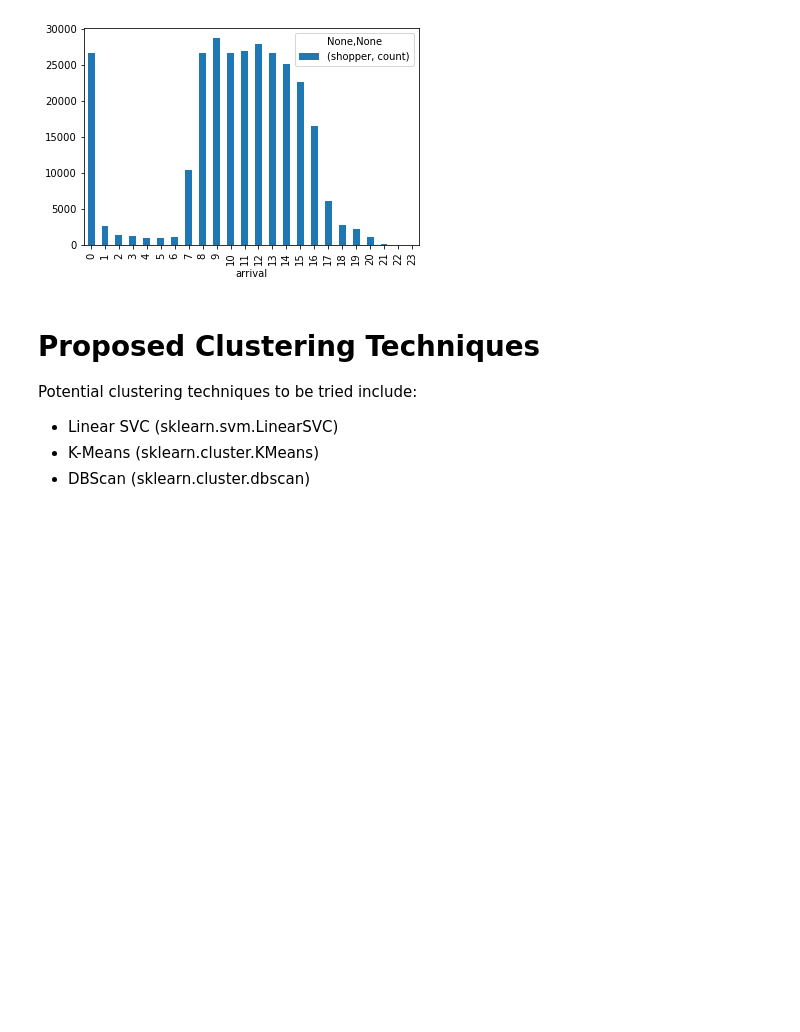
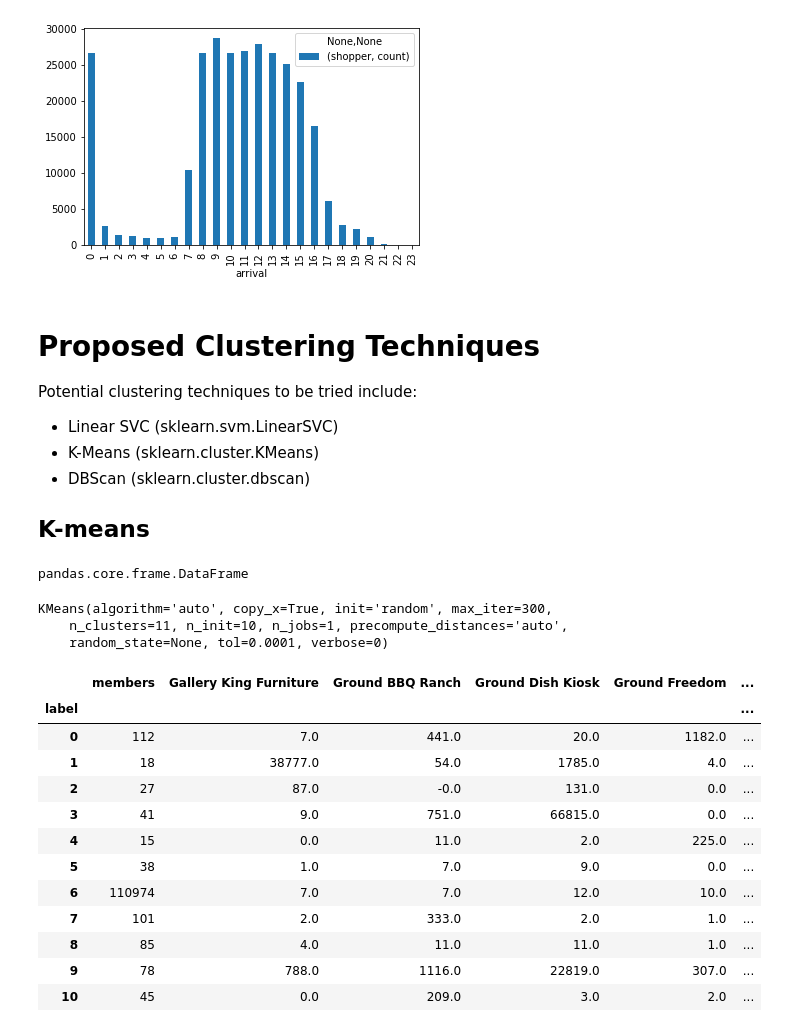
Before and after one commit to Invigor/DAT8SYDProject, a Jupyter notebook: Michael Stone DAT8SYD Project.ipynb, the cells around one changed output. Cells and saved outputs as stored; diff of their text form; code cells hidden in the pictures; blank space fills up the shorter version.

```diff
--- a/Michael Stone DAT8SYD Project.ipynb
+++ b/Michael Stone DAT8SYD Project.ipynb
@@ -103,3 +112,5 @@ Potential clustering techniques to be tried include:
 - Linear SVC (sklearn.svm.LinearSVC)
 - K-Means (sklearn.cluster.KMeans)
 - DBScan (sklearn.cluster.dbscan)
+
+## K-means
@@ -105,0 +123,49 @@ Potential clustering techniques to be tried include:
+# %%
+# Aggregate shopper visits by total minute in each zone
+shoppers_agg = shoppers[['shopper']+['date']+zone_columns].groupby(['shopper']).sum()
+
+# Convert NaN values to 0
+shoppers_agg[np.isnan(shoppers_agg)] = 0
+type(shoppers_agg)
+# %% [output]
+pandas.core.frame.DataFrame
+# %%
+# Run K-means clustering for 11 clusters
+K_count = 11
+est = KMeans(n_clusters=K_count, init='random')
+est.fit(shoppers_agg)
+# %% [output]
+KMeans(algorithm='auto', copy_x=True, init='random', max_iter=300,
+    n_clusters=11, n_init=10, n_jobs=1, precompute_distances='auto',
+    random_state=None, tol=0.0001, verbose=0)
+# %%
+# Calculate the number of members in each cluster
+unique, counts = np.unique(est.labels_, return_counts=True)
+
+# Create a new DF with the clusters and number of members
+member_count = pd.DataFrame(data=counts,
+                            index=unique,
+                            columns=["members"])
+member_count.index.name = "label"
+
+# Create a new DF with the clusters and their associated centres
+clusters = pd.DataFrame(data=est.cluster_centers_,
+                        index=unique,
+                        columns=zone_columns)
+
+# Join the member count DF to the clusters DF and round the centre numerics to 0 decimal places
+member_count.join(clusters).round(0)
+# %% [output]
+|  | members | Gallery King Furniture | Ground BBQ Ranch | Ground Dish Kiosk | Ground Freedom | ... |
+| label |  |  |  |  |  | ... |
+| 0 | 112 | 7.0 | 441.0 | 20.0 | 1182.0 | ... |
+| 1 | 18 | 38777.0 | 54.0 | 1785.0 | 4.0 | ... |
+| 2 | 27 | 87.0 | -0.0 | 131.0 | 0.0 | ... |
+| 3 | 41 | 9.0 | 751.0 | 66815.0 | 0.0 | ... |
+| 4 | 15 | 0.0 | 11.0 | 2.0 | 225.0 | ... |
+| 5 | 38 | 1.0 | 7.0 | 9.0 | 0.0 | ... |
+| 6 | 110974 | 7.0 | 7.0 | 12.0 | 10.0 | ... |
+| 7 | 101 | 2.0 | 333.0 | 2.0 | 1.0 | ... |
+| 8 | 85 | 4.0 | 11.0 | 11.0 | 1.0 | ... |
+| 9 | 78 | 788.0 | 1116.0 | 22819.0 | 307.0 | ... |
+| 10 | 45 | 0.0 | 209.0 | 3.0 | 2.0 | ... |
```
Also changed, not shown: parts of 9 cells of this notebook.
